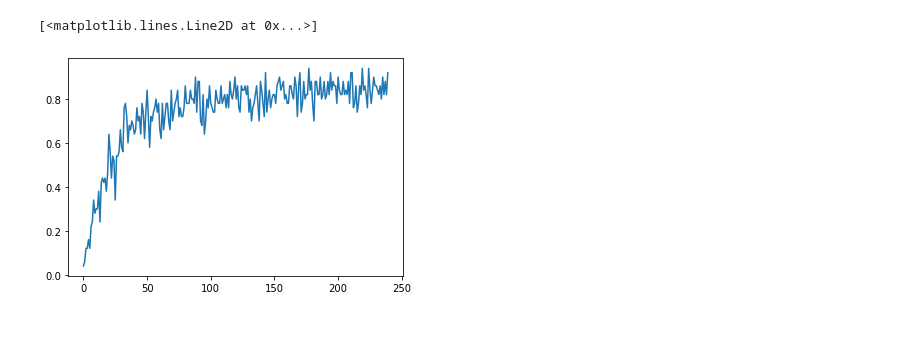
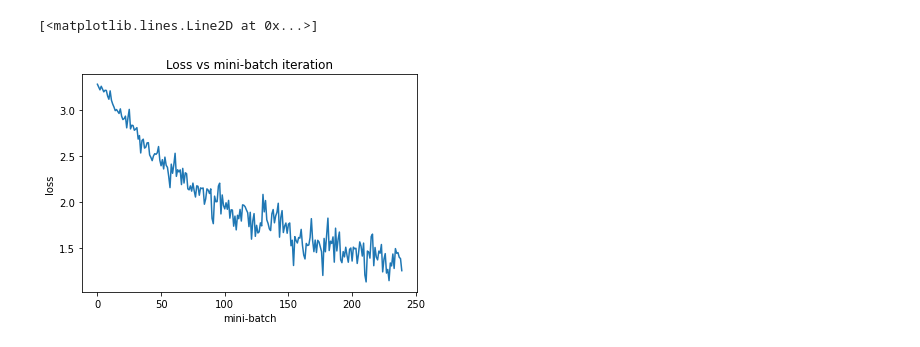
Before and after one commit to UAFederez/ConvNet-Implementation, a Jupyter notebook: MNIST-ConvNet.ipynb, the cells around one changed output. Cells and saved outputs as stored; diff of their text form; code cells hidden in the pictures.

Commit message:
Changes to display, fix on backpropagation with same convolutions

```diff
--- a/MNIST-ConvNet.ipynb
+++ b/MNIST-ConvNet.ipynb
@@ -122,7 +123,7 @@ class ConvLayer:
         self.dZ    = dA * (self.z_out > 0.0)
         batch_size = self.dZ.shape[0]
         self.dZ    = np.sum(self.dZ, axis = 0).reshape(-1, 1, *self.dZ.shape[-2::])
-        self.dW    = np.sum(convolve(self.input_batch, self.dZ, self.stride, self.mode), axis = 0, keepdims=True) / batch_size
+        self.dW    = np.sum(convolve(self.input_batch, self.dZ, self.stride, 'valid'), axis = 0, keepdims=True) / batch_size
         self.dW    = np.einsum('cfhw->fchw', self.dW)
         self.dB    = np.sum(self.dZ, axis = (1, 2, 3)).reshape(-1, 1) / batch_size
 
@@ -199,7 +200,7 @@ class DenseLayer:
         self.biases  -= learning_rate * self.db
         return self.dZ_next
 # %%
-conv1  = ConvLayer(n_filters = 100, filter_sz = 3)
+conv1  = ConvLayer(n_filters = 100, filter_sz = 5, stride = 1, mode = 'same')
 flat1  = FlattenLayer()
 pool1  = PoolLayer(2, 2, 'max')
 dense1 = DenseLayer(n_units = 10, activation = 'softmax', is_output = True)
@@ -239,5 +240,10 @@ for epoch in range(n_epoch):
         backward_out = pool1.backward(backward_out)
         backward_out = conv1.backward(backward_out)
 
-        print('epoch: [{:2}/{:2}] (batch: {:2}) - loss: {:.4f} - accuracy: {:.4f}'.format(epoch+1, n_epoch, batch_idx+1, cost, acc))
+        progress_batch = batch_idx / X_batches.shape[0]
+        progress_bar   = ('=' * (math.ceil(progress_batch * 30)))
+        progress_bar   = progress_bar + (' ' * (30 - len(progress_bar)))
+        output_string  = 'epoch: [{:2}/{:2}] [{}] - loss: {:.4f} - accuracy: {:.4f}'.format(epoch+1, n_epoch, progress_bar, cost, acc)
+        print(output_string, end = '\r')
+    print()
 # %% [output]
@@ -266,5 +252,8 @@ plt.plot(losses)
-# %%
-plt.plot(accuracy)
-# %% [output]
-[<matplotlib.lines.Line2D at 0x...>]
-[figure, removed]
+# %%
+plt.title('Loss vs mini-batch iteration')
+plt.xlabel('mini-batch')
+plt.ylabel('loss')
+plt.plot(losses)
+# %% [output]
+[<matplotlib.lines.Line2D at 0x...>]
+[figure, added]
```
Also changed, not shown: parts of 5 cells of this notebook.
